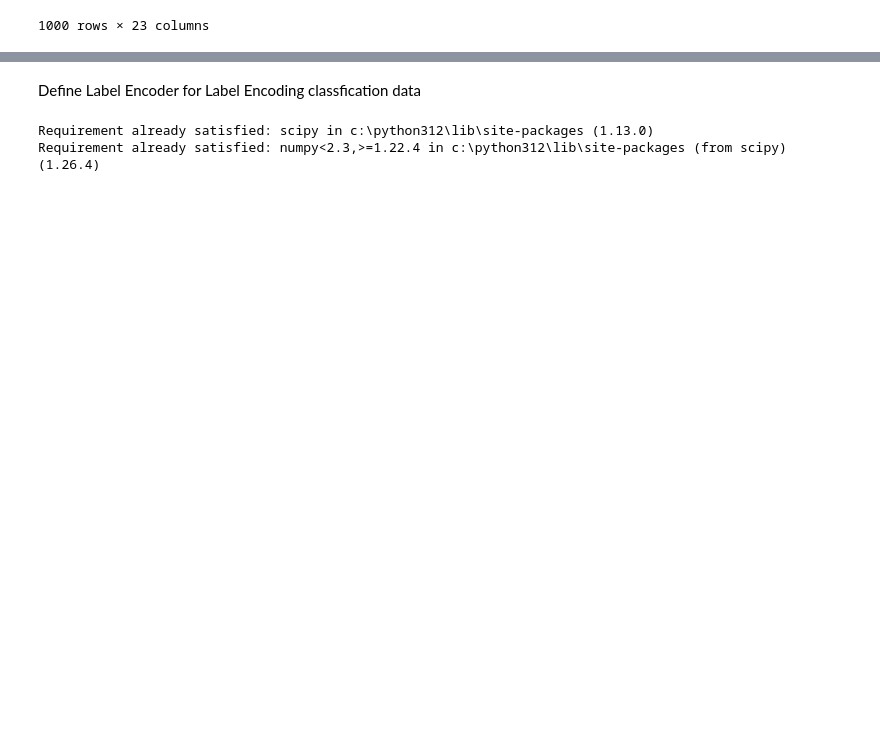
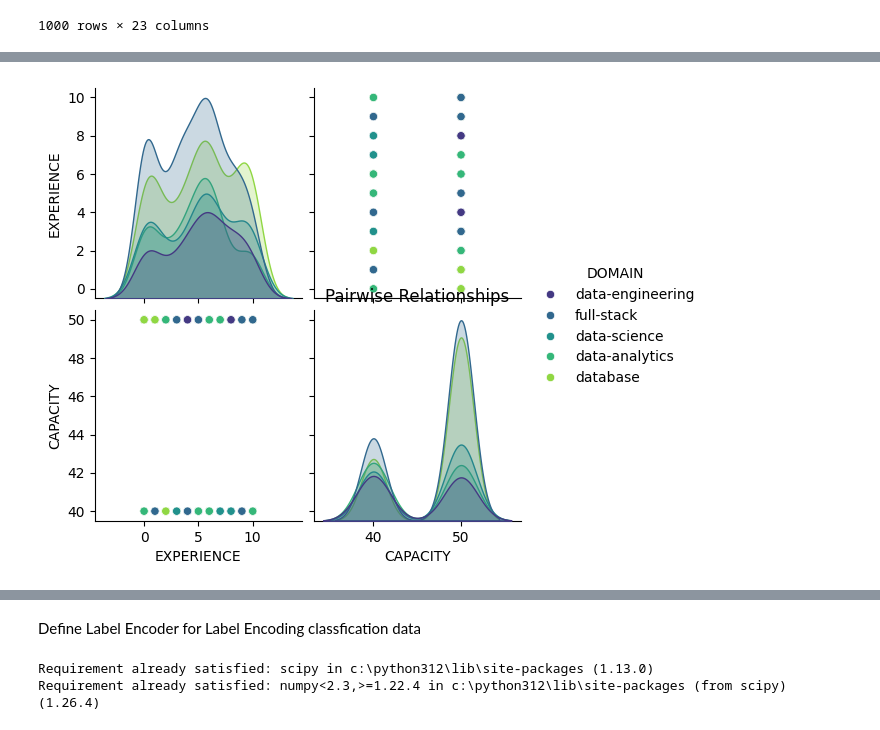
Before and after one commit to sudatra/JMAN-final-project-DSML, a Jupyter notebook: notebook-sg.ipynb, the cells around one changed output, grey strips where cells are left out. Cells and saved outputs as stored; diff of their text form; code cells hidden in the pictures; blank space fills up the shorter version.

```diff
--- a/notebook-sg.ipynb
+++ b/notebook-sg.ipynb
@@ -451,0 +497,11 @@ df_clean
+# %%
+# Pairplot for a subset of variables
+# Selecting a few relevant columns
+
+columns_to_plot = ['EXPERIENCE', 'CAPACITY', 'GENDER', 'DOMAIN']
+sns.pairplot(df_clean[columns_to_plot], hue='DOMAIN', palette='viridis')
+
+plt.title('Pairwise Relationships')
+plt.show()
+# %% [output]
+[figure, added]
```
Also changed, not shown: parts of 31 cells of this notebook.
